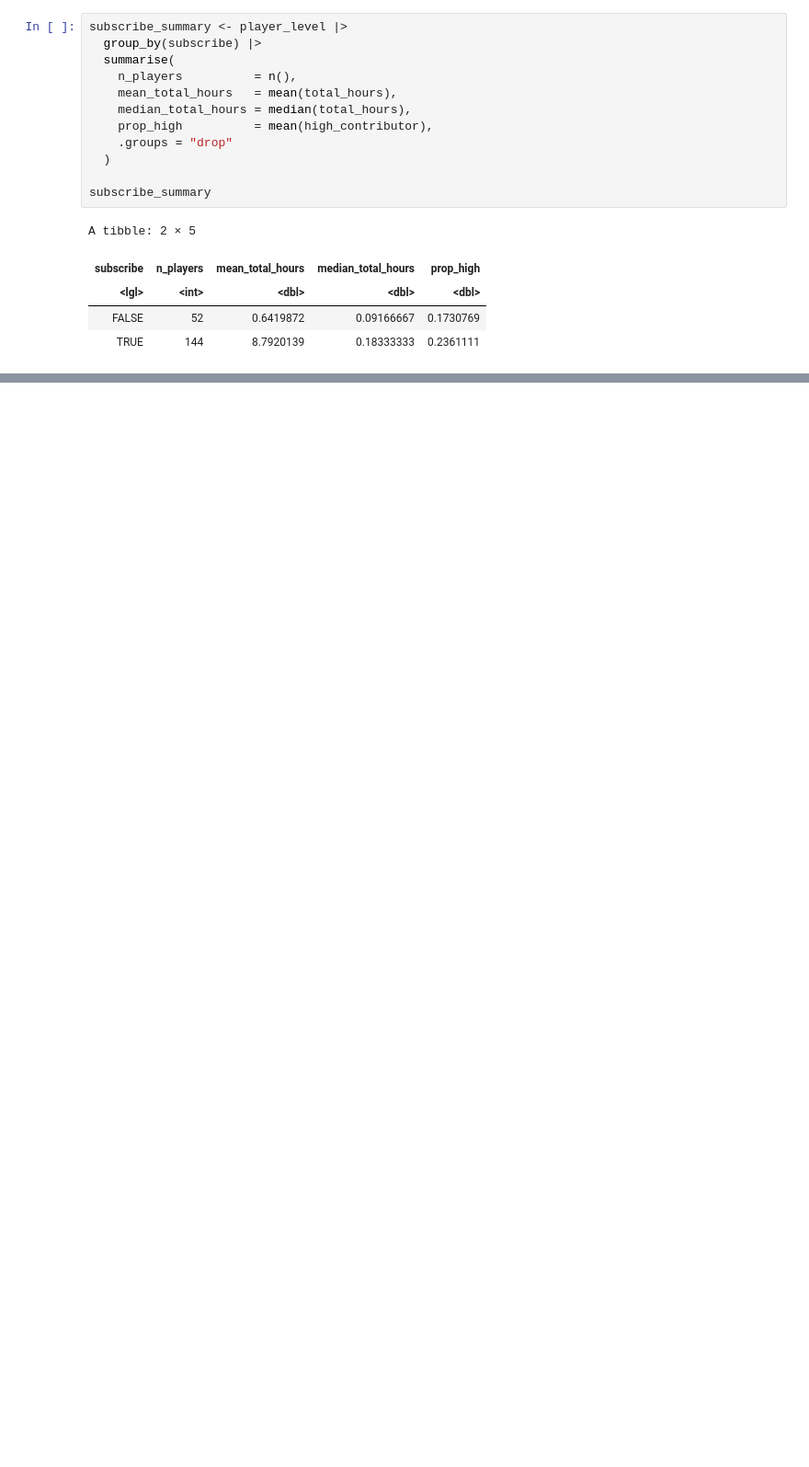
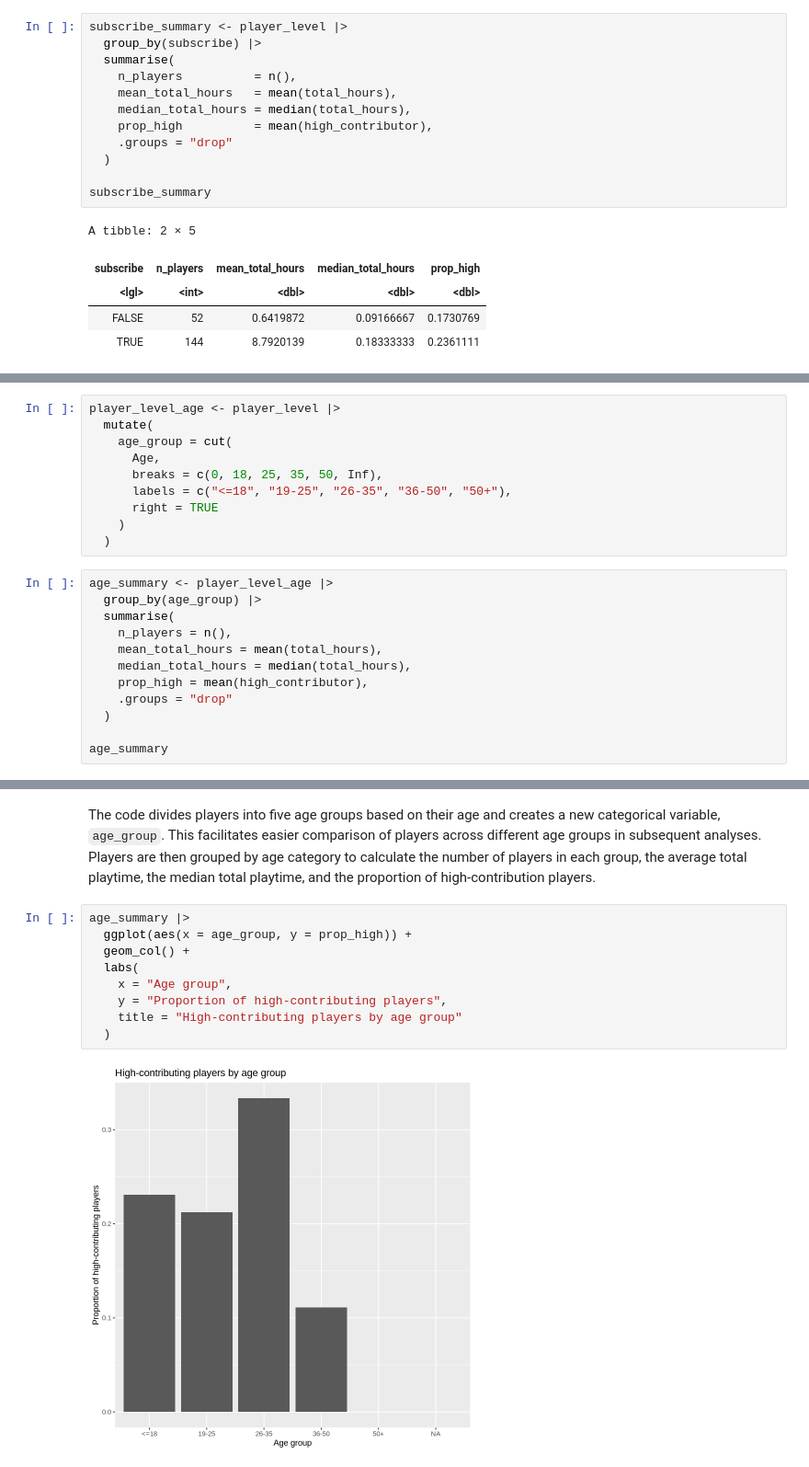
Before and after one commit to zgao36/DSCI-100-2025W1-Group-34, a Jupyter notebook: CODE_1.ipynb, the cells around one changed output, grey strips where cells are left out. Shown at 92% size. Saved outputs shown, nothing was run; the diff lists cells and outputs as text; blank space fills up the shorter version.

```diff
--- a/CODE_1.ipynb
+++ b/CODE_1.ipynb
@@ -305,0 +368,22 @@ experience_summary |>
+# %%
+player_level_age <- player_level |>
+  mutate(
+    age_group = cut(
+      Age,
+      breaks = c(0, 18, 25, 35, 50, Inf),
+      labels = c("<=18", "19-25", "26-35", "36-50", "50+"),
+      right = TRUE
+    )
+  )
+# %%
+age_summary <- player_level_age |>
+  group_by(age_group) |>
+  summarise(
+    n_players = n(),
+    mean_total_hours = mean(total_hours),
+    median_total_hours = median(total_hours),
+    prop_high = mean(high_contributor),
+    .groups = "drop"
+  )
+
+age_summary
@@ -305,0 +400,14 @@ experience_summary |>
+# %% [markdown]
+The code divides players into five age groups based on their age and creates a new categorical variable, `age_group`.
+This facilitates easier comparison of players across different age groups in subsequent analyses. Players are then grouped by age category to calculate the number of players in each group, the average total playtime, the median total playtime, and the proportion of high-contribution players.
+# %%
+age_summary |>
+  ggplot(aes(x = age_group, y = prop_high)) +
+  geom_col() +
+  labs(
+    x = "Age group",
+    y = "Proportion of high-contributing players",
+    title = "High-contributing players by age group"
+  )
+# %% [output]
+[figure, added]
```
Also changed, not shown: parts of 26 cells of this notebook.
